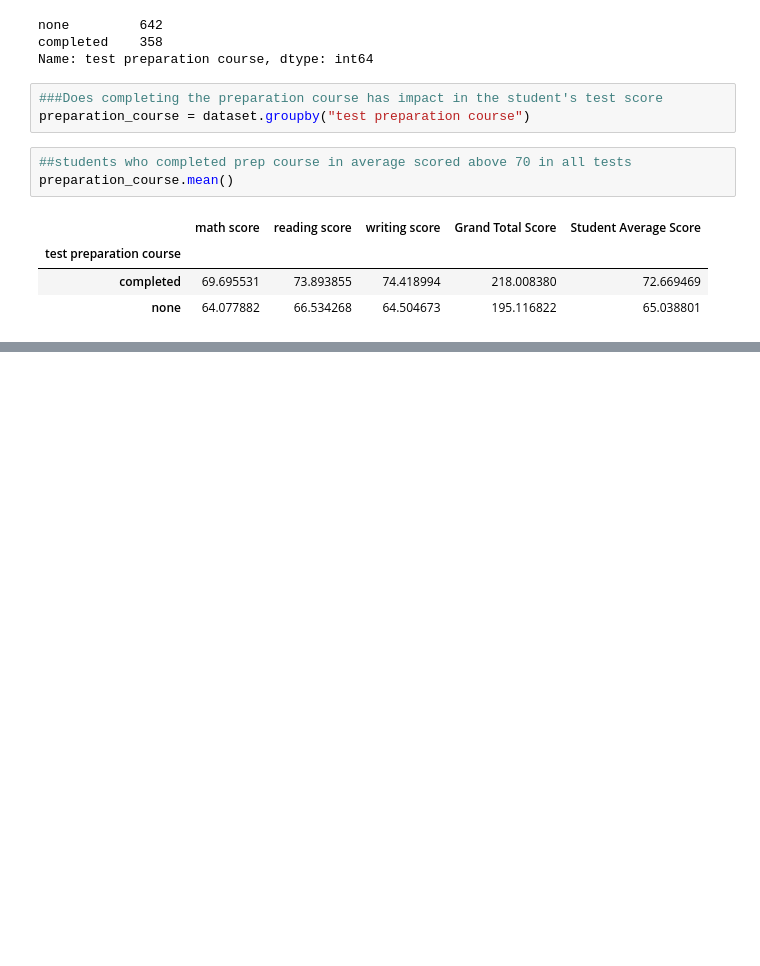
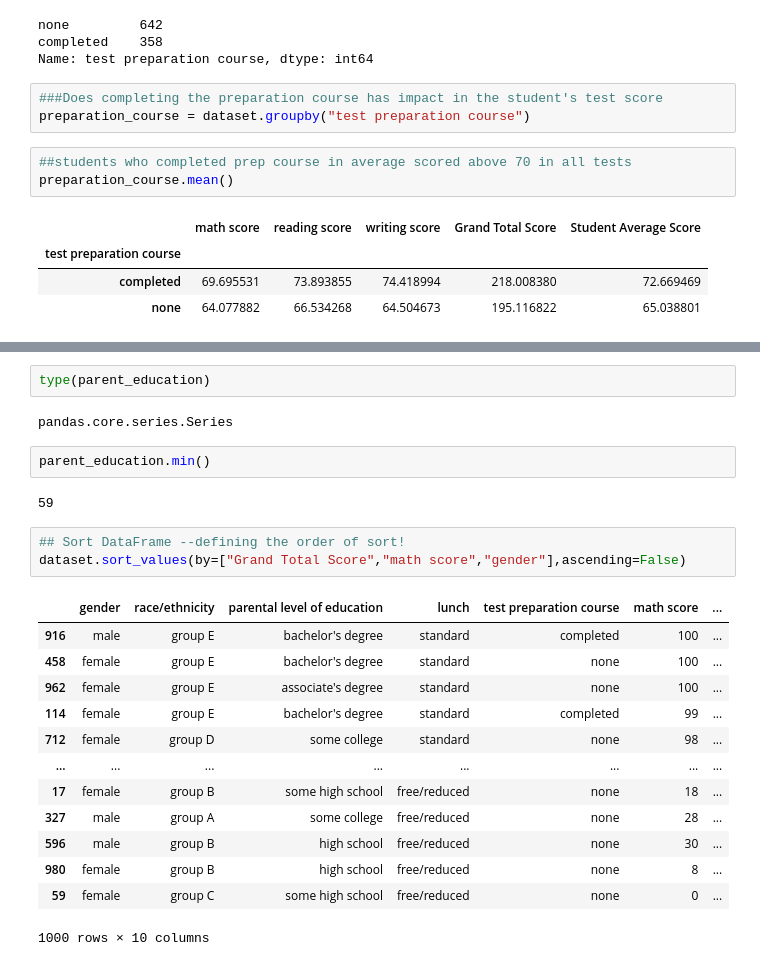
Before and after one commit to ejitex/pythonJupyterDataAnalysis, a Jupyter notebook: Analyzing Student Exam Score.ipynb, the cells around one changed output, grey strips where cells are left out. Drawn from its saved outputs; the diff is of its cells as text; blank space fills up the shorter version.

```diff
--- a/Analyzing Student Exam Score.ipynb
+++ b/Analyzing Student Exam Score.ipynb
@@ -217,0 +244,25 @@ preparation_course.mean()
+# %%
+type(parent_education)
+# %% [output]
+pandas.core.series.Series
+# %%
+parent_education.min()
+# %% [output]
+59
+# %%
+## Sort DataFrame --defining the order of sort!
+dataset.sort_values(by=["Grand Total Score","math score","gender"],ascending=False)
+# %% [output]
+|  | gender | race/ethnicity | parental level of education | lunch | test preparation course | math score | ... |
+| 916 | male | group E | bachelor's degree | standard | completed | 100 | ... |
+| 458 | female | group E | bachelor's degree | standard | none | 100 | ... |
+| 962 | female | group E | associate's degree | standard | none | 100 | ... |
+| 114 | female | group E | bachelor's degree | standard | completed | 99 | ... |
+| 712 | female | group D | some college | standard | none | 98 | ... |
+| ... | ... | ... | ... | ... | ... | ... | ... |
+| 17 | female | group B | some high school | free/reduced | none | 18 | ... |
+| 327 | male | group A | some college | free/reduced | none | 28 | ... |
+| 596 | male | group B | high school | free/reduced | none | 30 | ... |
+| 980 | female | group B | high school | free/reduced | none | 8 | ... |
+| 59 | female | group C | some high school | free/reduced | none | 0 | ... |
+1000 rows × 10 columns
```
Also changed, not shown: parts of 5 cells of this notebook.
